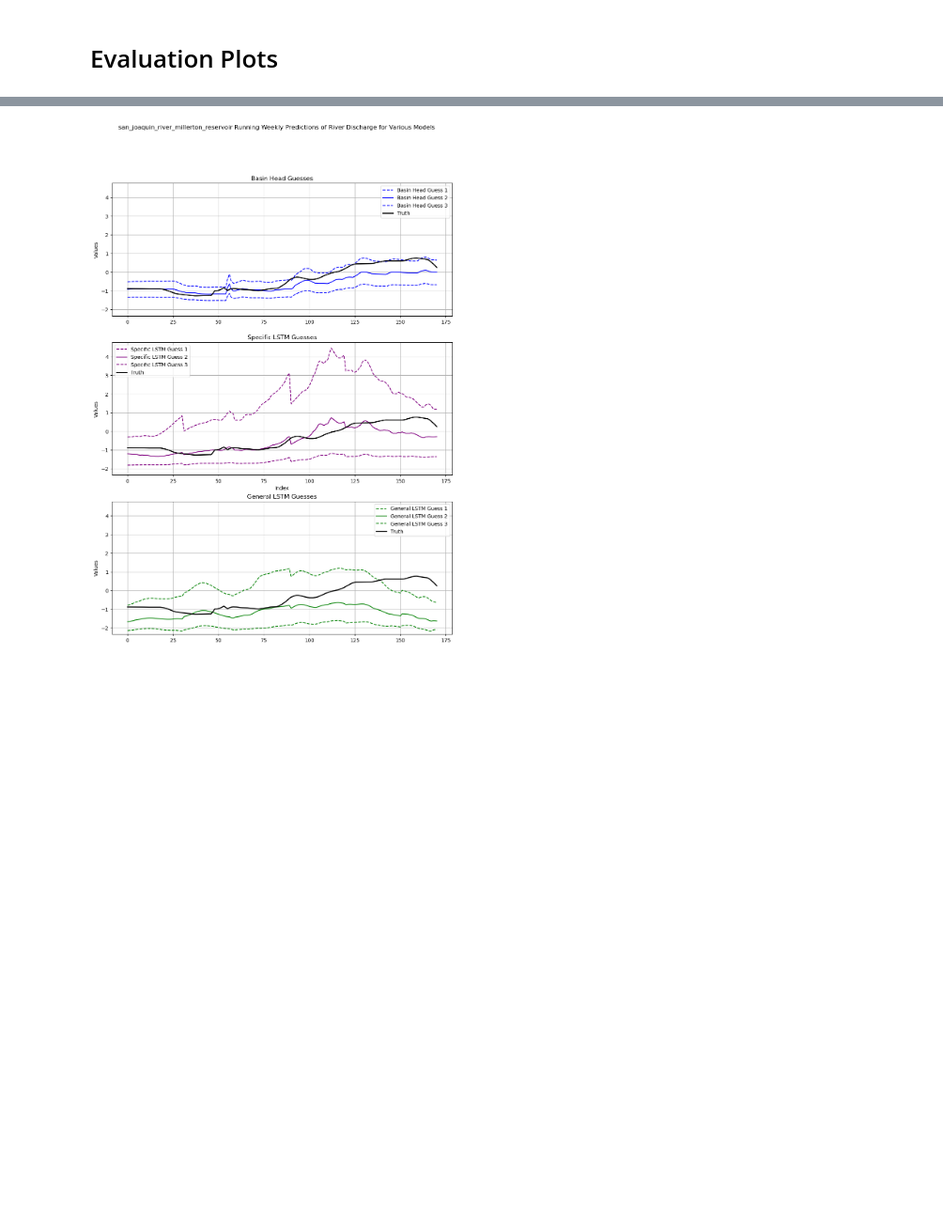
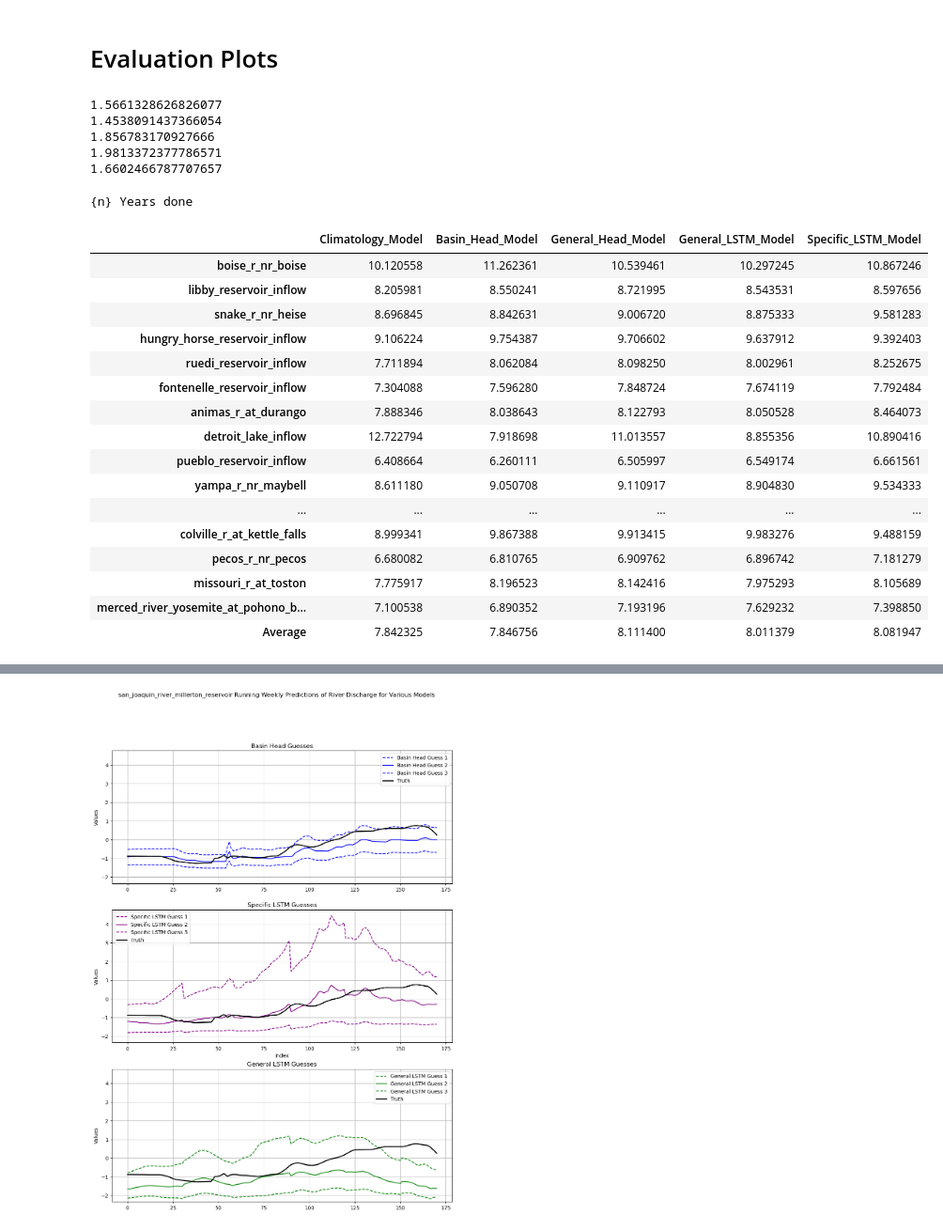
Before and after one commit to KarRups/Hydra_Code, a Jupyter notebook: Week_Ahead_Evaluation.ipynb, the cells around one changed output, grey strips where cells are left out. Shown at 94% size. Drawn from its saved outputs; the diff is of its cells as text; code cells hidden in the pictures; blank space fills up the shorter version.

```diff
--- a/Week_Ahead_Evaluation.ipynb
+++ b/Week_Ahead_Evaluation.ipynb
@@ -204,0 +249,12 @@ Specific_LSTM_Guesses = np.array(Specific_LSTM_Guesses).reshape(Days , 3)
+# %%
+# Ideally I want a table with Model as one axis and Year as another, showing the performance of each model for each year and which one performed better
+# Maybe a similar graph for each basin
+
+for Output in Outputs:
+    print(quantile_loss(Output, Truth))
+# %% [output]
+1.5661328626826077
+1.4538091437366054
+1.856783170927666
+1.9813372377786571
+1.6602466787707657
@@ -204,0 +296,61 @@ Specific_LSTM_Guesses = np.array(Specific_LSTM_Guesses).reshape(Days , 3)
+# %%
+Scores = Matrix_Of_Scores(Hydra_Body, Hydra_General_Head, General_LSTM_Model, Specific_Models, basins, years, quantiles = 3)
+# %% [output]
+{n} Years done
+# %%
+# Average over years
+averaged_scores = {model: {basin: [] for basin in basins} for model in ["Climatology_Model", "Basin_Head_Model", "General_Head_Model", "General_LSTM_Model", "Specific_LSTM_Model"]}
+model_names = ["Climatology_Model", "Basin_Head_Model", "General_Head_Model", "General_LSTM_Model", "Specific_LSTM_Model"]
+model_name_underscore_count = {model: model.count('_') for model in model_names}
+
+# Extract scores and compute averages
+for key, score in Scores.items():
+    # Determine the number of underscores in the model name by matching the end of the key with known model names
+    for model in model_names:
+        if key.endswith(model):
+            parts = key.rsplit('_', model_name_underscore_count[model] + 2)  # Split from the end
+            basin = '_'.join(parts[:-model_name_underscore_count[model] - 2])  # Reconstruct the basin name
+            year = parts[-model_name_underscore_count[model] - 2]
+            model_name = model
+            break
+
+    averaged_scores[model_name][basin].append(score)
+
+# Average the scores over the years
+for model in averaged_scores:
+    for basin in averaged_scores[model]:
+        averaged_scores[model][basin] = np.mean(averaged_scores[model][basin])
+
+# Create a DataFrame from the averaged scores
+df = pd.DataFrame(averaged_scores)
+
+average_row = df.mean(axis=0)
+df.loc['Average'] = average_row
+# %%
+def highlight_min(s):
+    is_min = s == s.min()
+    return ['font-weight: bold' if v else '' for v in is_min]
+
+# Apply the highlight_min function to each row
+styled_df = df.style.apply(highlight_min, axis=1)
+
+# Display the DataFrame with styles
+styled_df
+# %% [output]
+|  | Climatology_Model | Basin_Head_Model | General_Head_Model | General_LSTM_Model | Specific_LSTM_Model |
+| boise_r_nr_boise | 10.120558 | 11.262361 | 10.539461 | 10.297245 | 10.867246 |
+| libby_reservoir_inflow | 8.205981 | 8.550241 | 8.721995 | 8.543531 | 8.597656 |
+| snake_r_nr_heise | 8.696845 | 8.842631 | 9.006720 | 8.875333 | 9.581283 |
+| hungry_horse_reservoir_inflow | 9.106224 | 9.754387 | 9.706602 | 9.637912 | 9.392403 |
+| ruedi_reservoir_inflow | 7.711894 | 8.062084 | 8.098250 | 8.002961 | 8.252675 |
+| fontenelle_reservoir_inflow | 7.304088 | 7.596280 | 7.848724 | 7.674119 | 7.792484 |
+| animas_r_at_durango | 7.888346 | 8.038643 | 8.122793 | 8.050528 | 8.464073 |
+| detroit_lake_inflow | 12.722794 | 7.918698 | 11.013557 | 8.855356 | 10.890416 |
+| pueblo_reservoir_inflow | 6.408664 | 6.260111 | 6.505997 | 6.549174 | 6.661561 |
+| yampa_r_nr_maybell | 8.611180 | 9.050708 | 9.110917 | 8.904830 | 9.534333 |
+| ... | ... | ... | ... | ... | ... |
+| colville_r_at_kettle_falls | 8.999341 | 9.867388 | 9.913415 | 9.983276 | 9.488159 |
+| pecos_r_nr_pecos | 6.680082 | 6.810765 | 6.909762 | 6.896742 | 7.181279 |
+| missouri_r_at_toston | 7.775917 | 8.196523 | 8.142416 | 7.975293 | 8.105689 |
+| merced_river_yosemite_at_pohono_b... | 7.100538 | 6.890352 | 7.193196 | 7.629232 | 7.398850 |
+| Average | 7.842325 | 7.846756 | 8.111400 | 8.011379 | 8.081947 |
```
Also changed, not shown: parts of 10 cells of this notebook, 3 other files.
